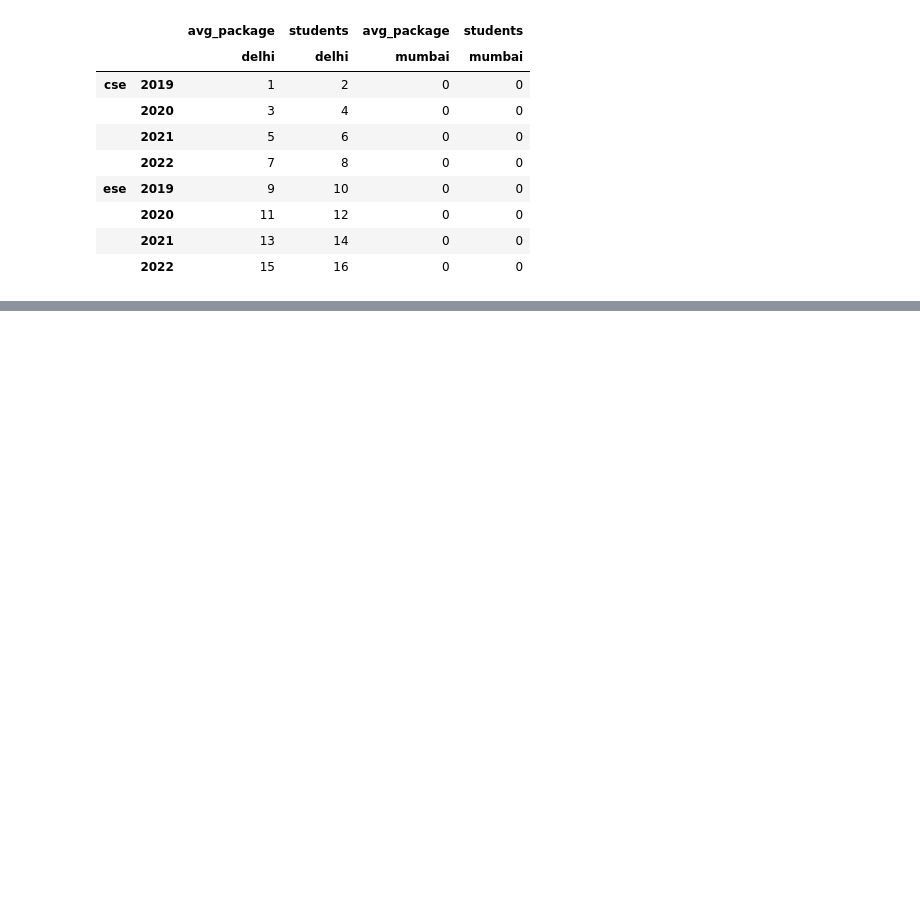
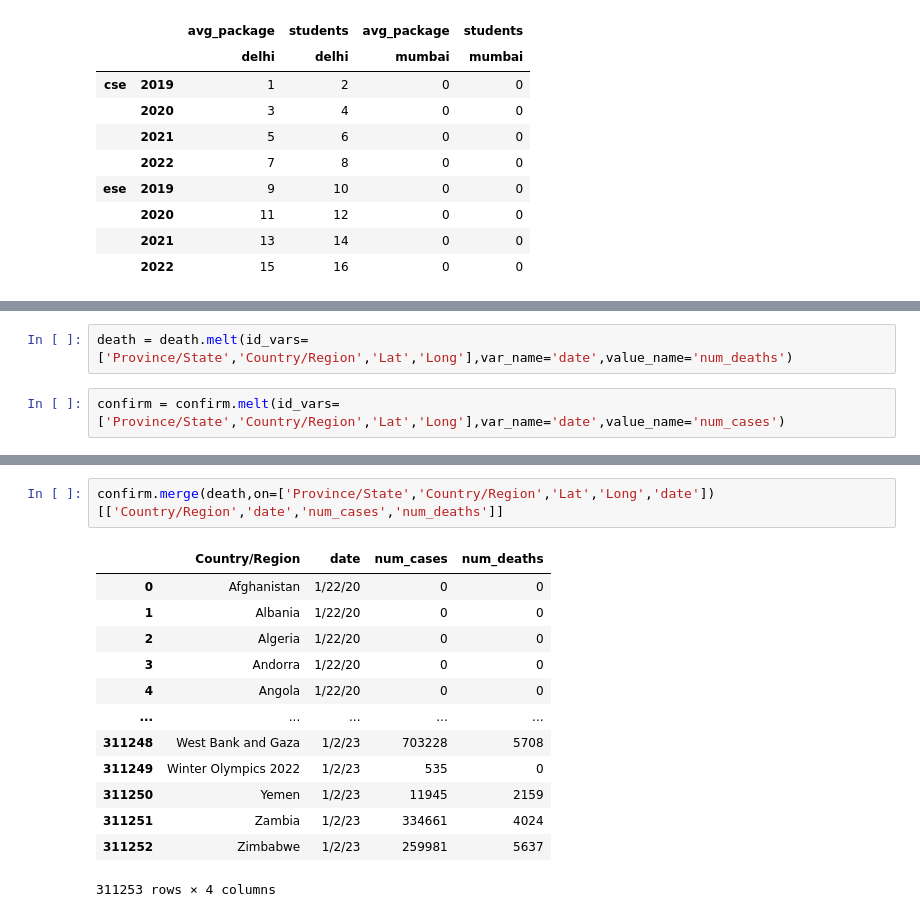
Before and after one commit to Techno-Hub19/py-pandas-tutorials, a Jupyter notebook: Pandas_Multi-index_Series_DataFrame/Tutorial-1.ipynb, the cells around one changed output, grey strips where cells are left out. Saved outputs shown, nothing was run; the diff lists cells and outputs as text; blank space fills up the shorter version.

```diff
--- a/Pandas_Multi-index_Series_DataFrame/Tutorial-1.ipynb
+++ b/Pandas_Multi-index_Series_DataFrame/Tutorial-1.ipynb
@@ -561,0 +628,4 @@ branch_df3.swaplevel(axis=1)
+# %%
+death = death.melt(id_vars=['Province/State','Country/Region','Lat','Long'],var_name='date',value_name='num_deaths')
+# %%
+confirm = confirm.melt(id_vars=['Province/State','Country/Region','Lat','Long'],var_name='date',value_name='num_cases')
@@ -561,0 +641,16 @@ branch_df3.swaplevel(axis=1)
+# %%
+confirm.merge(death,on=['Province/State','Country/Region','Lat','Long','date'])[['Country/Region','date','num_cases','num_deaths']]
+# %% [output]
+|  | Country/Region | date | num_cases | num_deaths |
+| 0 | Afghanistan | 1/22/20 | 0 | 0 |
+| 1 | Albania | 1/22/20 | 0 | 0 |
+| 2 | Algeria | 1/22/20 | 0 | 0 |
+| 3 | Andorra | 1/22/20 | 0 | 0 |
+| 4 | Angola | 1/22/20 | 0 | 0 |
+| ... | ... | ... | ... | ... |
+| 311248 | West Bank and Gaza | 1/2/23 | 703228 | 5708 |
+| 311249 | Winter Olympics 2022 | 1/2/23 | 535 | 0 |
+| 311250 | Yemen | 1/2/23 | 11945 | 2159 |
+| 311251 | Zambia | 1/2/23 | 334661 | 4024 |
+| 311252 | Zimbabwe | 1/2/23 | 259981 | 5637 |
+311253 rows × 4 columns
```
Also changed, not shown: parts of 9 cells of this notebook.
